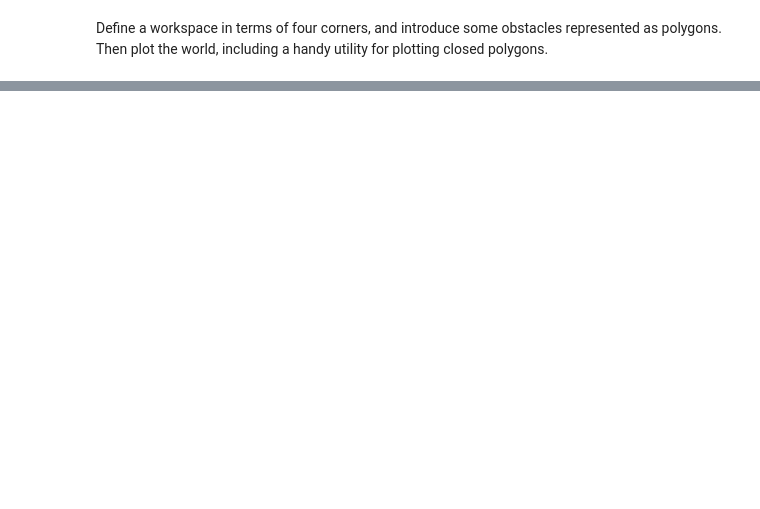
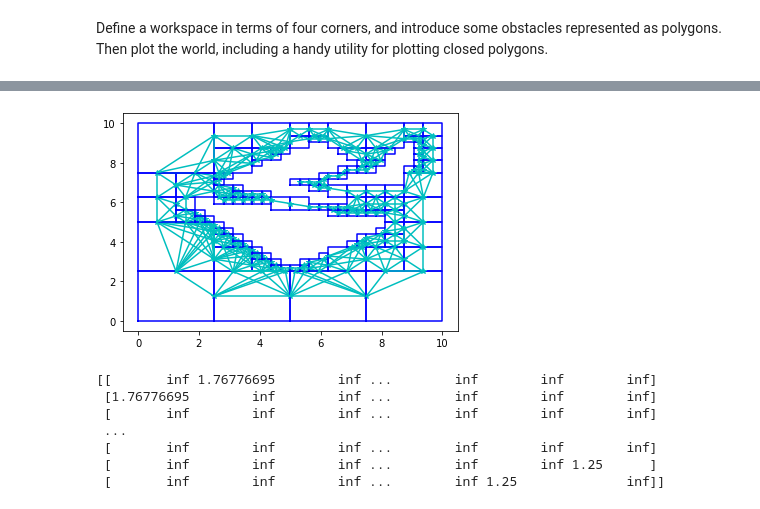
Before and after one commit to arthurrichards77/smply, a Jupyter notebook: quadtree.ipynb, the cells around one changed output, grey strips where cells are left out. Saved outputs shown, nothing was run; the diff lists cells and outputs as text; code cells hidden in the pictures; blank space fills up the shorter version.

```diff
--- a/quadtree.ipynb
+++ b/quadtree.ipynb
@@ -165,0 +112,63 @@ plt.show()
+# %%
+num_cells = len(cells)
+nodes = []
+cell_nodes = [[] for c in cells]
+
+d = np.inf+np.zeros((4*num_cells,4*num_cells))
+from numpy.linalg import norm
+
+for ii in range(num_cells):
+    (xlo,ylo,xhi,yhi) = cells[ii]
+    plt.plot([xlo,xlo,xhi,xhi,xlo],[ylo,yhi,yhi,ylo,ylo],'b-')
+    for jj in range(num_cells):
+        (xlo2,ylo2,xhi2,yhi2) = cells[jj]
+        # look for neighbours to the right
+        if xlo2==xhi and ylo2<yhi and yhi2>ylo:
+            yloi = max((ylo,ylo2))
+            yhii = min((yhi,yhi2))
+            new_node = np.array([xhi,0.5*(yloi+yhii)])
+            plt.plot(new_node[0],new_node[1],'*c')
+            new_node_idx = len(nodes)
+            for kk in cell_nodes[ii]:
+                plt.plot([nodes[kk][0],new_node[0]],[nodes[kk][1],new_node[1]],'c')
+                d[kk,new_node_idx] = norm(nodes[kk]-new_node)
+                d[new_node_idx,kk] = d[kk,new_node_idx]
+            for kk in cell_nodes[jj]:
+                plt.plot([nodes[kk][0],new_node[0]],[nodes[kk][1],new_node[1]],'c')
+                d[kk,new_node_idx] = norm(nodes[kk]-new_node)
+                d[new_node_idx,kk] = d[kk,new_node_idx]
+            nodes.append(new_node)
+            cell_nodes[ii].append(new_node_idx)
+            cell_nodes[jj].append(new_node_idx)
+        # and look for neighbours to the top
+        if ylo2==yhi and xlo2<xhi and xhi2>xlo:
+            xloi = max((xlo,xlo2))
+            xhii = min((xhi,xhi2))
+            new_node = np.array([0.5*(xloi+xhii),yhi])
+            plt.plot(new_node[0],new_node[1],'*c')
+            new_node_idx = len(nodes)
+            for kk in cell_nodes[ii]:
+                plt.plot([nodes[kk][0],new_node[0]],[nodes[kk][1],new_node[1]],'c')
+                d[kk,new_node_idx] = norm(nodes[kk]-new_node)
+                d[new_node_idx,kk] = d[kk,new_node_idx]
+            for kk in cell_nodes[jj]:
+                plt.plot([nodes[kk][0],new_node[0]],[nodes[kk][1],new_node[1]],'c')
+                d[kk,new_node_idx] = norm(nodes[kk]-new_node)
+                d[new_node_idx,kk] = d[kk,new_node_idx]
+            nodes.append(new_node)
+            cell_nodes[ii].append(new_node_idx)
+            cell_nodes[jj].append(new_node_idx)
+
+plt.show()
+
+d = d[0:len(nodes),0:len(nodes)]
+print(d)
+# %% [output]
+[figure, added]
+[[       inf 1.76776695        inf ...        inf        inf        inf]
+ [1.76776695        inf        inf ...        inf        inf        inf]
+ [       inf        inf        inf ...        inf        inf        inf]
+ ...
+ [       inf        inf        inf ...        inf        inf        inf]
+ [       inf        inf        inf ...        inf        inf 1.25      ]
+ [       inf        inf        inf ...        inf 1.25              inf]]
```
Also changed, not shown: parts of 22 cells of this notebook, 2 other files.
